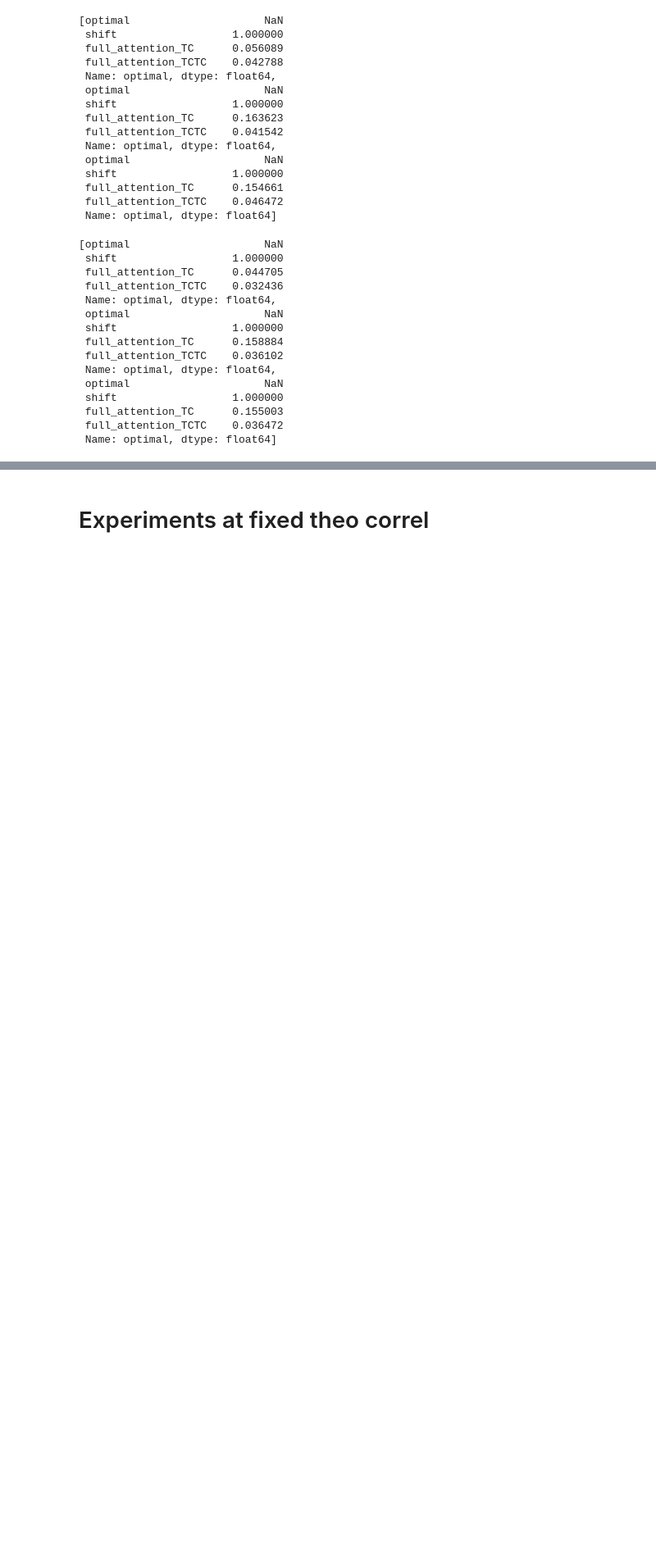
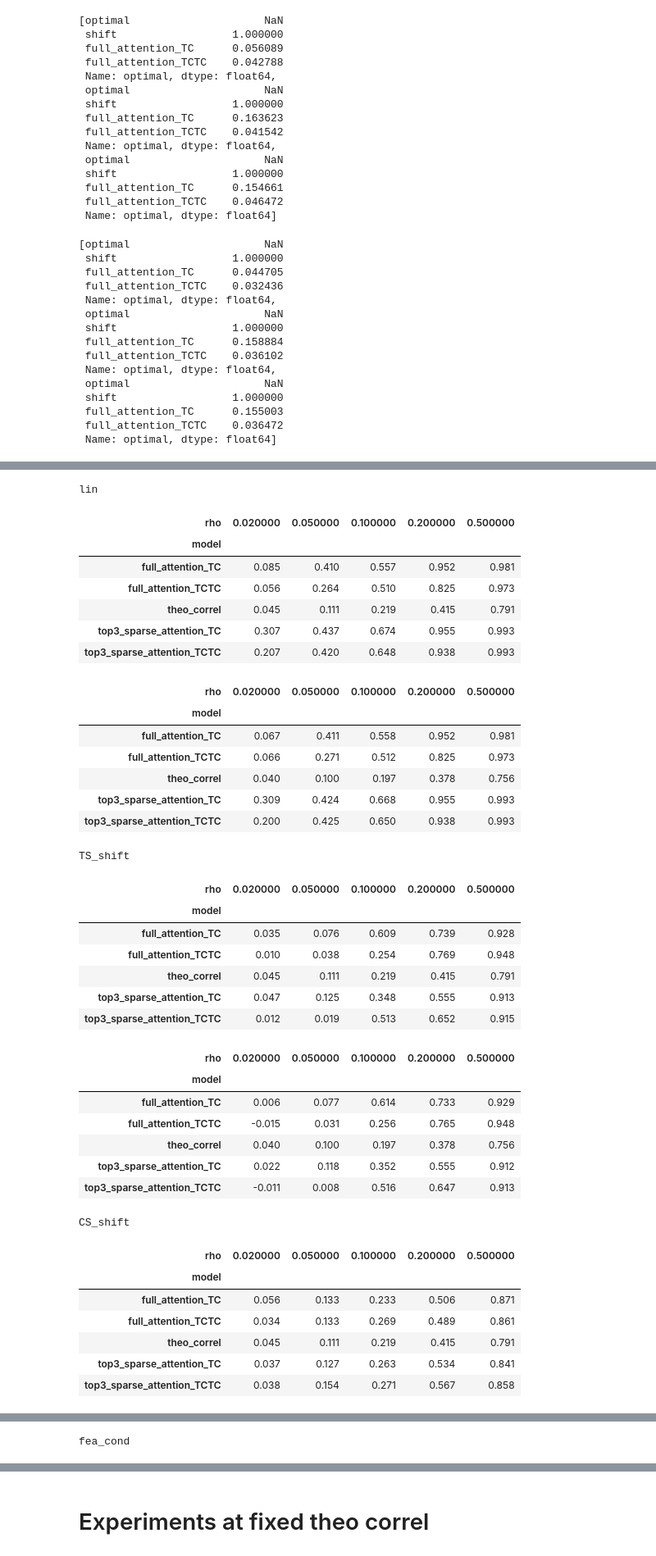
Before and after one commit to cyrilgarcia009/TSNN, a Jupyter notebook: notebooks/figures_for_paper2.ipynb, the cells around one changed output, grey strips where cells are left out. Shown at 82% size. Drawn from its saved outputs; the diff is of its cells as text; code cells hidden in the pictures; blank space fills up the shorter version.

```diff
--- a/notebooks/figures_for_paper2.ipynb
+++ b/notebooks/figures_for_paper2.ipynb
@@ -1048,0 +1168,6 @@ r_test
+# %%
+for effect in ['lin', 'TS_shift', 'CS_shift', 'fea_cond', 'TSCS_shift', 'TS_cond', 'CS_cond']:
+    print("Running_effect:", effect)
+    out_train1, out_test1 = run_models2_new_effects([0.02, 0.05, 0.1, 0.2, 0.5], effect, T=4000, n_ts=10, n_f=5, n_rolling=10)
+    new_effects2_train_dic[effect] = out_train1
+    new_effects2_test_dic[effect] = out_test1
@@ -1048,0 +1191,44 @@ r_test
+# %%
+for effect in ['lin', 'TS_shift', 'CS_shift', 'fea_cond', 'TSCS_shift', 'TS_cond', 'CS_cond']:
+    print(effect)
+    display(new_effects2_train_dic[effect].T.style.background_gradient(cmap='coolwarm', vmin=-1, vmax=1).format(precision=3))
+    display(new_effects2_test_dic[effect].T.style.background_gradient(cmap='coolwarm', vmin=-1, vmax=1).format(precision=3))
+# %% [output]
+lin
+| rho | 0.020000 | 0.050000 | 0.100000 | 0.200000 | 0.500000 |
+| model |  |  |  |  |  |
+| full_attention_TC | 0.085 | 0.410 | 0.557 | 0.952 | 0.981 |
+| full_attention_TCTC | 0.056 | 0.264 | 0.510 | 0.825 | 0.973 |
+| theo_correl | 0.045 | 0.111 | 0.219 | 0.415 | 0.791 |
+| top3_sparse_attention_TC | 0.307 | 0.437 | 0.674 | 0.955 | 0.993 |
+| top3_sparse_attention_TCTC | 0.207 | 0.420 | 0.648 | 0.938 | 0.993 |
+| rho | 0.020000 | 0.050000 | 0.100000 | 0.200000 | 0.500000 |
+| model |  |  |  |  |  |
+| full_attention_TC | 0.067 | 0.411 | 0.558 | 0.952 | 0.981 |
+| full_attention_TCTC | 0.066 | 0.271 | 0.512 | 0.825 | 0.973 |
+| theo_correl | 0.040 | 0.100 | 0.197 | 0.378 | 0.756 |
+| top3_sparse_attention_TC | 0.309 | 0.424 | 0.668 | 0.955 | 0.993 |
+| top3_sparse_attention_TCTC | 0.200 | 0.425 | 0.650 | 0.938 | 0.993 |
+TS_shift
+| rho | 0.020000 | 0.050000 | 0.100000 | 0.200000 | 0.500000 |
+| model |  |  |  |  |  |
+| full_attention_TC | 0.035 | 0.076 | 0.609 | 0.739 | 0.928 |
+| full_attention_TCTC | 0.010 | 0.038 | 0.254 | 0.769 | 0.948 |
+| theo_correl | 0.045 | 0.111 | 0.219 | 0.415 | 0.791 |
+| top3_sparse_attention_TC | 0.047 | 0.125 | 0.348 | 0.555 | 0.913 |
+| top3_sparse_attention_TCTC | 0.012 | 0.019 | 0.513 | 0.652 | 0.915 |
+| rho | 0.020000 | 0.050000 | 0.100000 | 0.200000 | 0.500000 |
+| model |  |  |  |  |  |
+| full_attention_TC | 0.006 | 0.077 | 0.614 | 0.733 | 0.929 |
+| full_attention_TCTC | -0.015 | 0.031 | 0.256 | 0.765 | 0.948 |
+| theo_correl | 0.040 | 0.100 | 0.197 | 0.378 | 0.756 |
+| top3_sparse_attention_TC | 0.022 | 0.118 | 0.352 | 0.555 | 0.912 |
+| top3_sparse_attention_TCTC | -0.011 | 0.008 | 0.516 | 0.647 | 0.913 |
+CS_shift
+| rho | 0.020000 | 0.050000 | 0.100000 | 0.200000 | 0.500000 |
+| model |  |  |  |  |  |
+| full_attention_TC | 0.056 | 0.133 | 0.233 | 0.506 | 0.871 |
+| full_attention_TCTC | 0.034 | 0.133 | 0.269 | 0.489 | 0.861 |
+| theo_correl | 0.045 | 0.111 | 0.219 | 0.415 | 0.791 |
+| top3_sparse_attention_TC | 0.037 | 0.127 | 0.263 | 0.534 | 0.841 |
+| top3_sparse_attention_TCTC | 0.038 | 0.154 | 0.271 | 0.567 | 0.858 |
@@ -1048,0 +1242 @@ r_test
+fea_cond
```
Also changed, not shown: parts of 12 cells of this notebook.
